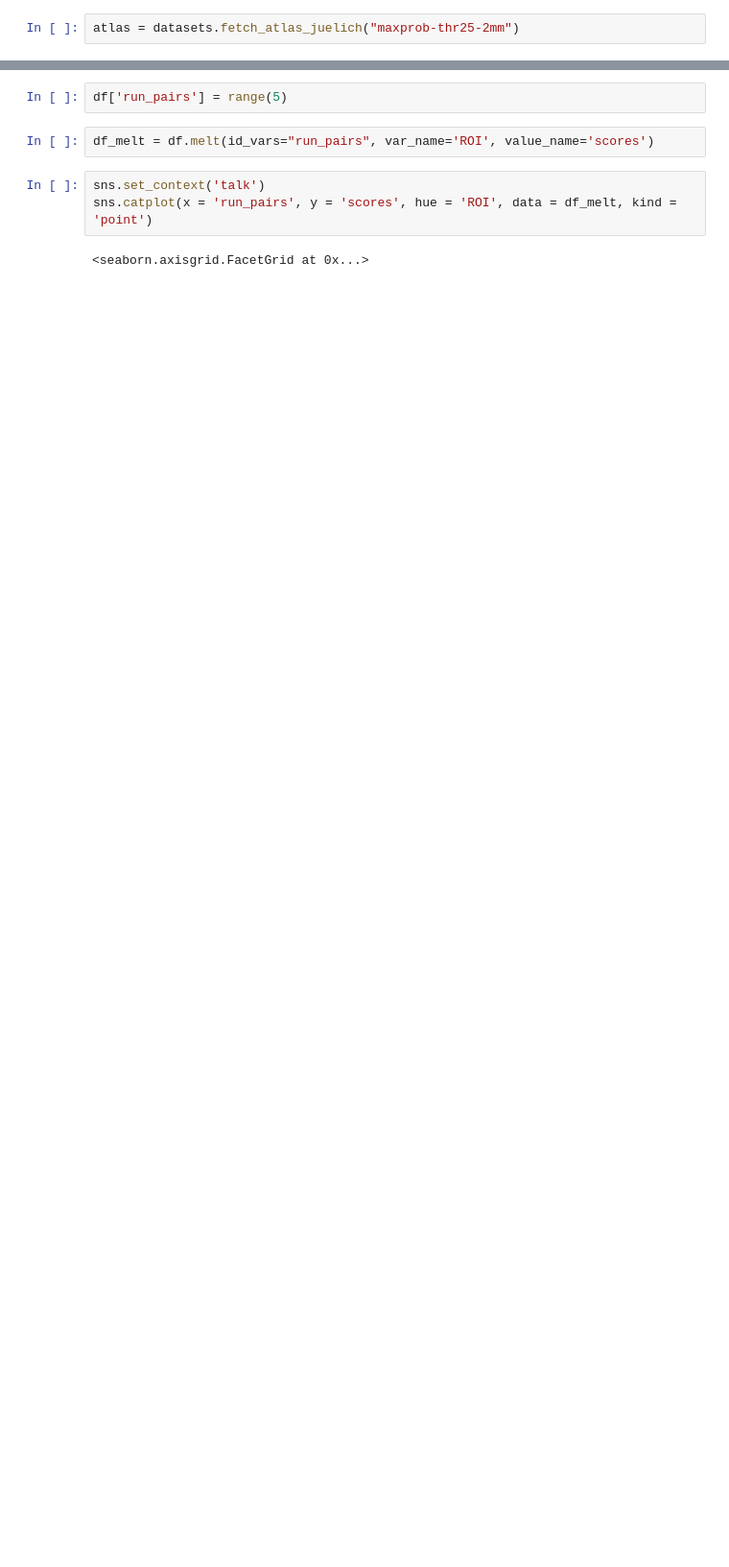
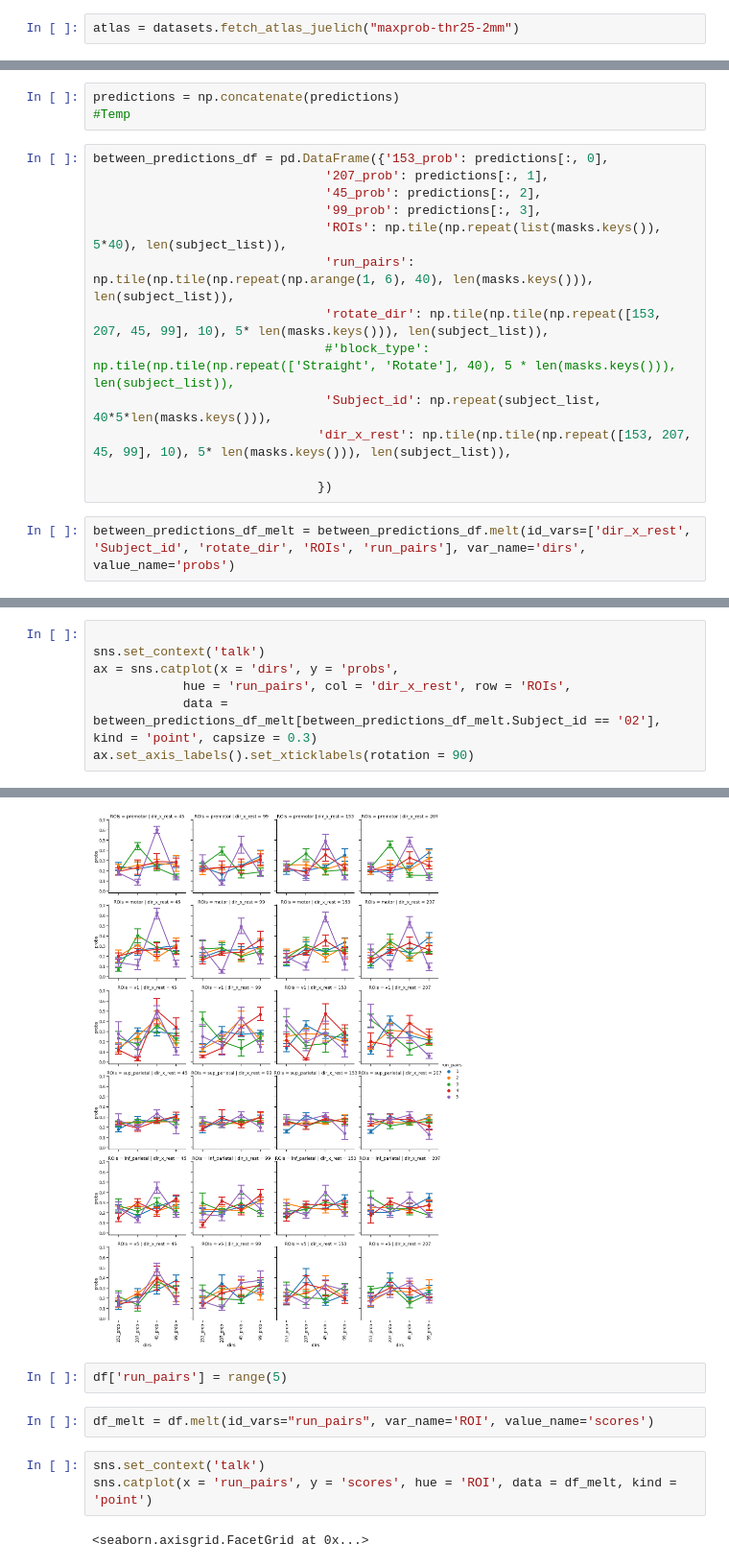
Before and after one commit to tejas-savalia/fmri_project, a Jupyter notebook: mvpa_classification.ipynb, the cells around one changed output, grey strips where cells are left out. Shown at 96% size. Saved outputs shown, nothing was run; the diff lists cells and outputs as text; blank space fills up the shorter version.

```diff
--- a/mvpa_classification.ipynb
+++ b/mvpa_classification.ipynb
@@ -141,0 +180,18 @@ ValueError: If using all scalar values, you must pass an index
+# %%
+predictions = np.concatenate(predictions)
+#Temp
+# %%
+between_predictions_df = pd.DataFrame({'153_prob': predictions[:, 0],
+                               '207_prob': predictions[:, 1],
+                               '45_prob': predictions[:, 2],
+                               '99_prob': predictions[:, 3],
+                               'ROIs': np.tile(np.repeat(list(masks.keys()), 5*40), len(subject_list)),
+                               'run_pairs': np.tile(np.tile(np.repeat(np.arange(1, 6), 40), len(masks.keys())), len(subject_list)),
+                               'rotate_dir': np.tile(np.tile(np.repeat([153, 207, 45, 99], 10), 5* len(masks.keys())), len(subject_list)),
+                               #'block_type': np.tile(np.tile(np.repeat(['Straight', 'Rotate'], 40), 5 * len(masks.keys())), len(subject_list)),
+                               'Subject_id': np.repeat(subject_list, 40*5*len(masks.keys())),
+                              'dir_x_rest': np.tile(np.tile(np.repeat([153, 207, 45, 99], 10), 5* len(masks.keys())), len(subject_list)),
+
+                              })
+# %%
+between_predictions_df_melt = between_predictions_df.melt(id_vars=['dir_x_rest', 'Subject_id', 'rotate_dir', 'ROIs', 'run_pairs'], var_name='dirs', value_name='probs')
@@ -141,0 +214,8 @@ ValueError: If using all scalar values, you must pass an index
+# %%
+
+sns.set_context('talk')
+ax = sns.catplot(x = 'dirs', y = 'probs',
+            hue = 'run_pairs', col = 'dir_x_rest', row = 'ROIs',
+            data = between_predictions_df_melt[between_predictions_df_melt.Subject_id == '02'], kind = 'point', capsize = 0.3)
+ax.set_axis_labels().set_xticklabels(rotation = 90)
+# %% [output]
@@ -142,3 +223,4 @@ ValueError: If using all scalar values, you must pass an index
+[figure, added]
 # %%
 df['run_pairs'] = range(5)
 # %%
```
Also changed, not shown: parts of 17 cells of this notebook, 3 other files.
